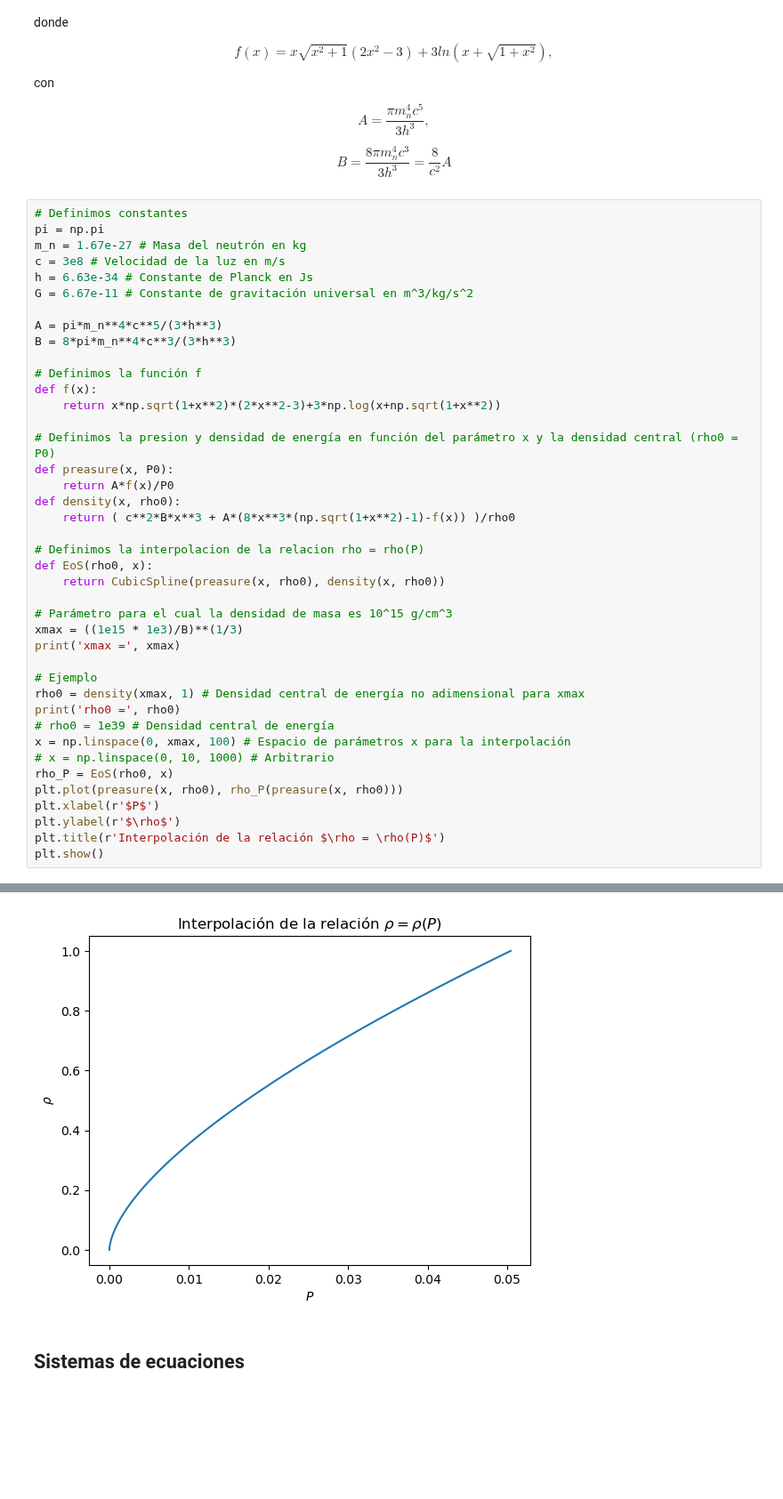
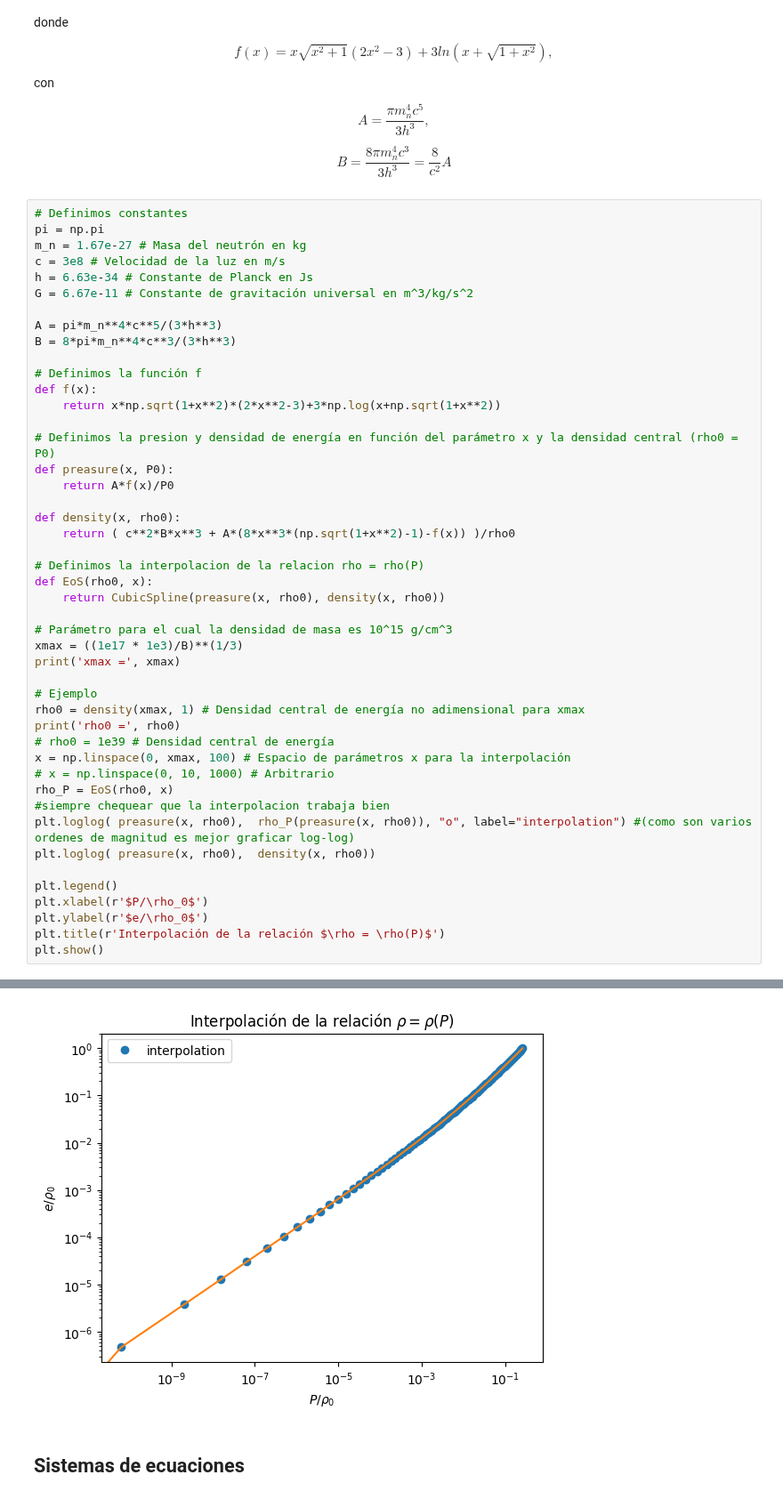
Before and after one commit to Vendetta0462/CalculosSimulaciones, a Jupyter notebook: neutrones_degenerados.ipynb, the cells around one changed output, grey strips where cells are left out. Shown at 89% size. Cells and saved outputs as stored; diff of their text form; blank space fills up the shorter version.

```diff
--- a/neutrones_degenerados.ipynb
+++ b/neutrones_degenerados.ipynb
@@ -41,6 +41,7 @@ def f(x):
 # Definimos la presion y densidad de energía en función del parámetro x y la densidad central (rho0 = P0)
 def preasure(x, P0):
     return A*f(x)/P0
+
 def density(x, rho0):
     return ( c**2*B*x**3 + A*(8*x**3*(np.sqrt(1+x**2)-1)-f(x)) )/rho0
 
@@ -49,7 +50,7 @@ def EoS(rho0, x):
     return CubicSpline(preasure(x, rho0), density(x, rho0))
 
 # Parámetro para el cual la densidad de masa es 10^15 g/cm^3
-xmax = ((1e15 * 1e3)/B)**(1/3)
+xmax = ((1e17 * 1e3)/B)**(1/3)
 print('xmax =', xmax)
 
 # Ejemplo
@@ -59,9 +60,13 @@ print('rho0 =', rho0)
 x = np.linspace(0, xmax, 100) # Espacio de parámetros x para la interpolación
 # x = np.linspace(0, 10, 1000) # Arbitrario
 rho_P = EoS(rho0, x)
-plt.plot(preasure(x, rho0), rho_P(preasure(x, rho0)))
-plt.xlabel(r'$P$')
-plt.ylabel(r'$\rho$')
+#siempre chequear que la interpolacion trabaja bien
+plt.loglog( preasure(x, rho0),  rho_P(preasure(x, rho0)), "o", label="interpolation") #(como son varios ordenes de magnitud es mejor graficar log-log)
+plt.loglog( preasure(x, rho0),  density(x, rho0))
+
+plt.legend()
+plt.xlabel(r'$P/\rho_0$')
+plt.ylabel(r'$e/\rho_0$')
 plt.title(r'Interpolación de la relación $\rho = \rho(P)$')
 plt.show()
 # %% [output]
@@ -70,4 +75,4 @@ rho0 = 9.774983808140661e+34
-[figure, old version]
+[figure, new version]
 # %% [markdown]
 ## Sistemas de ecuaciones
 # %% [markdown]
```
Also changed, not shown: parts of 12 cells of this notebook.
